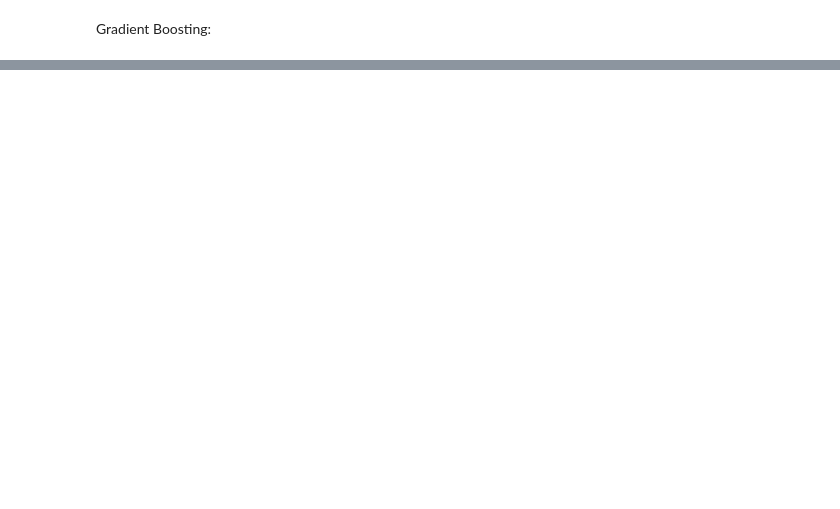
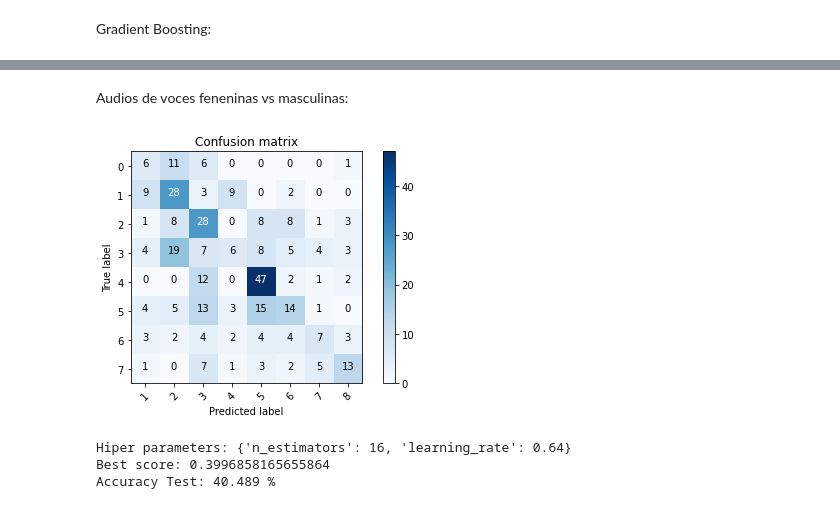
Before and after one commit to magistery-tps/aa-tp2, a Jupyter notebook: notebooks/tp2.ipynb, the cells around one changed output, grey strips where cells are left out. Cells and saved outputs as stored; diff of their text form; code cells hidden in the pictures; blank space fills up the shorter version.

```diff
--- a/notebooks/tp2.ipynb
+++ b/notebooks/tp2.ipynb
@@ -516,0 +509,3 @@ ValueError: The number of FixedLocator locations (6), usually from a call to set
+# %%
+man_actors   = [x for x in examples['actor'].unique() if x % 2 == 0]
+woman_actors = [x for x in examples['actor'].unique() if x % 2 != 0]
@@ -516,0 +548,12 @@ ValueError: The number of FixedLocator locations (6), usually from a call to set
+# %% [markdown]
+Audios de  voces feneninas vs masculinas:
+# %%
+y_pred = rs.best_estimator_.predict(woman_features)
+
+plot_confusion_matrix(woman_y_true, y_pred)
+show_summary(rs, woman_features, woman_y_true)
+# %% [output]
+[figure, added]
+Hiper parameters: {'n_estimators': 16, 'learning_rate': 0.64}
+Best score: 0.3996858165655864
+Accuracy Test: 40.489 %
```
Also changed, not shown: parts of 36 cells of this notebook.
